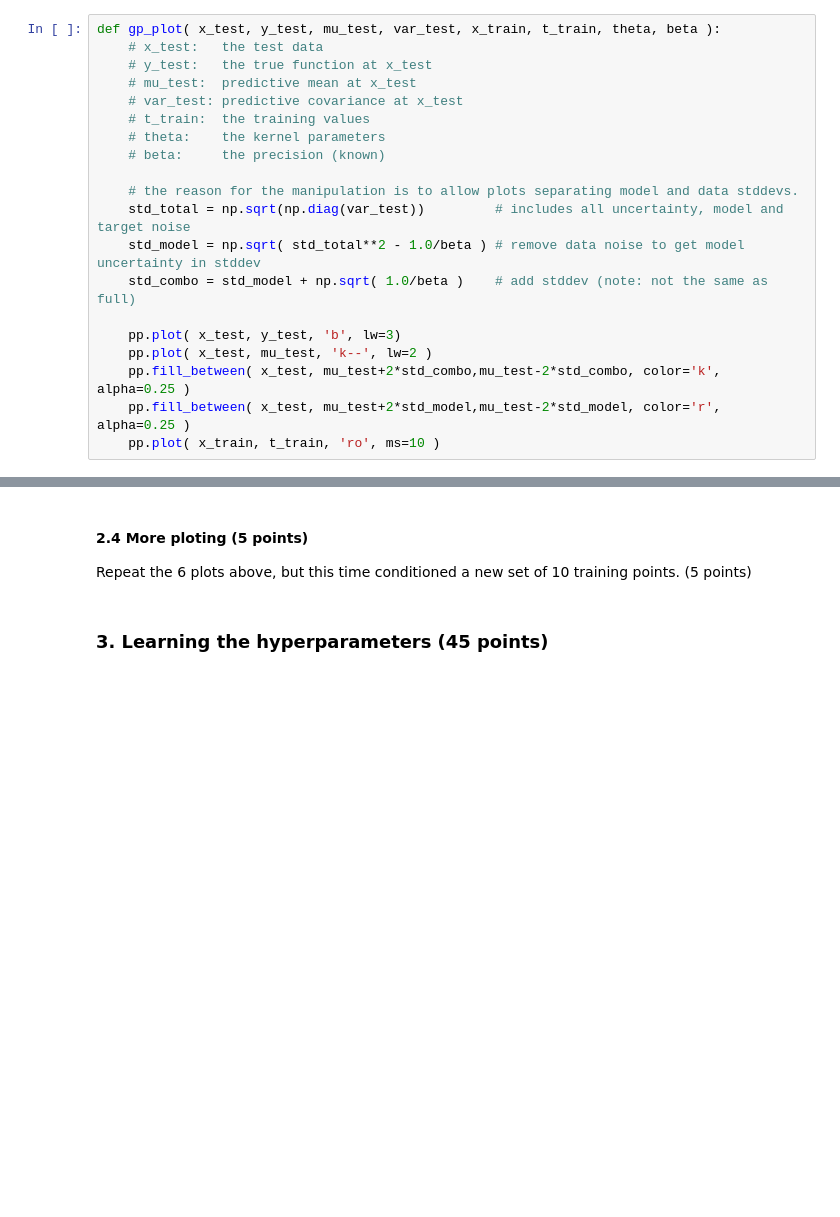
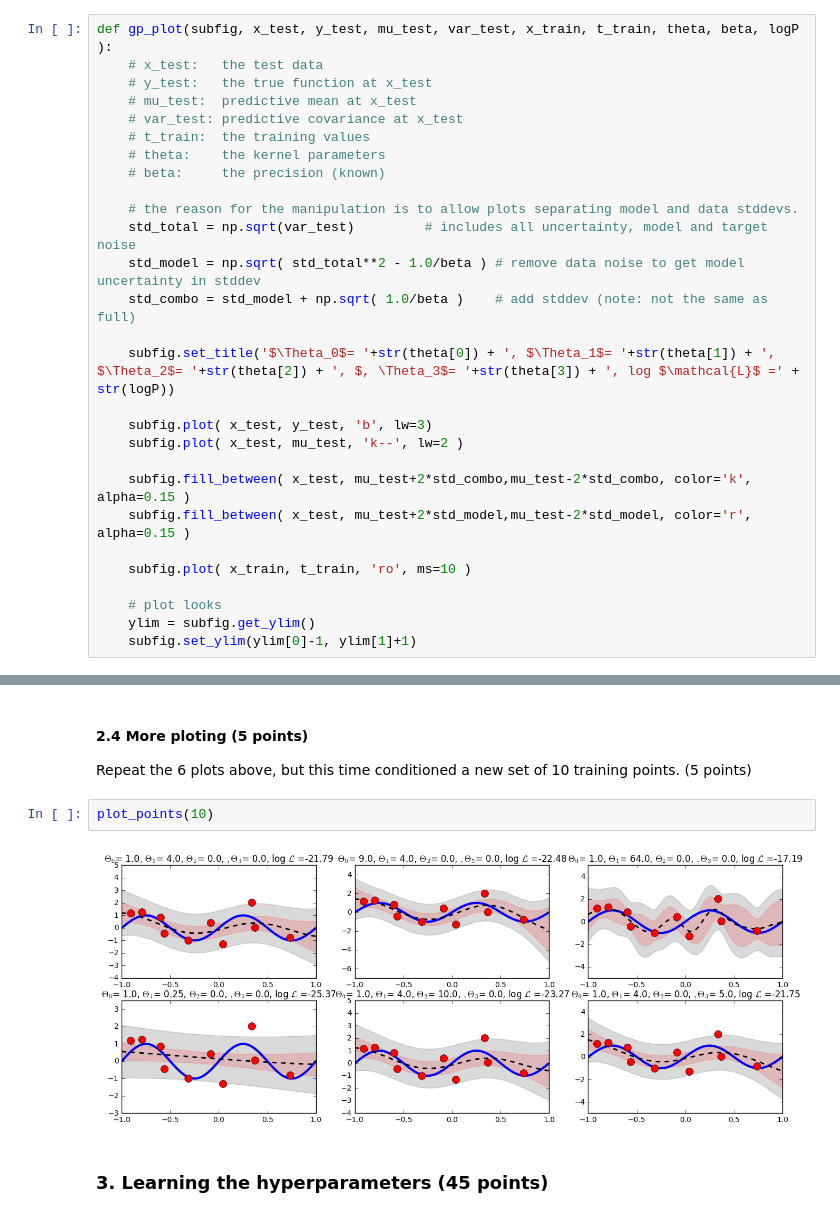
Before and after one commit to Vasileios-Charatsidis/machine_learning_1_labs, a Jupyter notebook: hw3/Lab3_KIANFAR_MIRONENCO.ipynb, the cells around one changed output, grey strips where cells are left out. Drawn from its saved outputs; the diff is of its cells as text; blank space fills up the shorter version.

```diff
--- a/hw3/Lab3_KIANFAR_MIRONENCO.ipynb
+++ b/hw3/Lab3_KIANFAR_MIRONENCO.ipynb
@@ -181,7 +232,7 @@ Later, to learn the hyperparameters, we will need to compute the log-likelihood
 #### 2.3 Plotting (10 points)
 Repeat the 6 plots above, but this time conditioned on the training points.  Use the sinuosoidal data generator to create 2 training points where x is sampled uniformly between $-1$ and $1$.  For these plots, feel free to use the provided function "gp_plot".  Make sure you put the parameters in the title and this time also the log-likelihood. (10 points)  Try to understand the two types of uncertainty!  If you do not use "gp_plot", please add a fill between for the model and target noise.
 # %%
-def gp_plot( x_test, y_test, mu_test, var_test, x_train, t_train, theta, beta ):
+def gp_plot(subfig, x_test, y_test, mu_test, var_test, x_train, t_train, theta, beta, logP ):
     # x_test:   the test data
     # y_test:   the true function at x_test
     # mu_test:  predictive mean at x_test
@@ -191,12 +242,20 @@ def gp_plot( x_test, y_test, mu_test, var_test, x_train, t_train, theta, beta ):
     # beta:     the precision (known)
 
     # the reason for the manipulation is to allow plots separating model and data stddevs.
-    std_total = np.sqrt(np.diag(var_test))         # includes all uncertainty, model and target noise
+    std_total = np.sqrt(var_test)         # includes all uncertainty, model and target noise
     std_model = np.sqrt( std_total**2 - 1.0/beta ) # remove data noise to get model uncertainty in stddev
     std_combo = std_model + np.sqrt( 1.0/beta )    # add stddev (note: not the same as full)
 
-    pp.plot( x_test, y_test, 'b', lw=3)
-    pp.plot( x_test, mu_test, 'k--', lw=2 )
-    pp.fill_between( x_test, mu_test+2*std_combo,mu_test-2*std_combo, color='k', alpha=0.25 )
-    pp.fill_between( x_test, mu_test+2*std_model,mu_test-2*std_model, color='r', alpha=0.25 )
-    pp.plot( x_train, t_train, 'ro', ms=10 )
+    subfig.set_title('$\Theta_0$= '+str(theta[0]) + ', $\Theta_1$= '+str(theta[1]) + ', $\Theta_2$= '+str(theta[2]) + ', $, \Theta_3$= '+str(theta[3]) + ', log $\mathcal{L}$ =' + str(logP))
+
+    subfig.plot( x_test, y_test, 'b', lw=3)
+    subfig.plot( x_test, mu_test, 'k--', lw=2 )
+
+    subfig.fill_between( x_test, mu_test+2*std_combo,mu_test-2*std_combo, color='k', alpha=0.15 )
+    subfig.fill_between( x_test, mu_test+2*std_model,mu_test-2*std_model, color='r', alpha=0.15 )
+
+    subfig.plot( x_train, t_train, 'ro', ms=10 )
+
+    # plot looks
+    ylim = subfig.get_ylim()
+    subfig.set_ylim(ylim[0]-1, ylim[1]+1)
@@ -203,6 +309,10 @@ def gp_plot( x_test, y_test, mu_test, var_test, x_train, t_train, theta, beta ):
 # %% [markdown]
 #### 2.4 More ploting (5 points)
 Repeat the 6 plots above, but this time conditioned a new set of 10 training points. (5 points)
+# %%
+plot_points(10)
+# %% [output]
+[figure, added]
 # %% [markdown]
 ### 3. Learning the hyperparameters (45 points)
 # %% [markdown]
```
Also changed, not shown: parts of 6 cells of this notebook, 1 other file.
